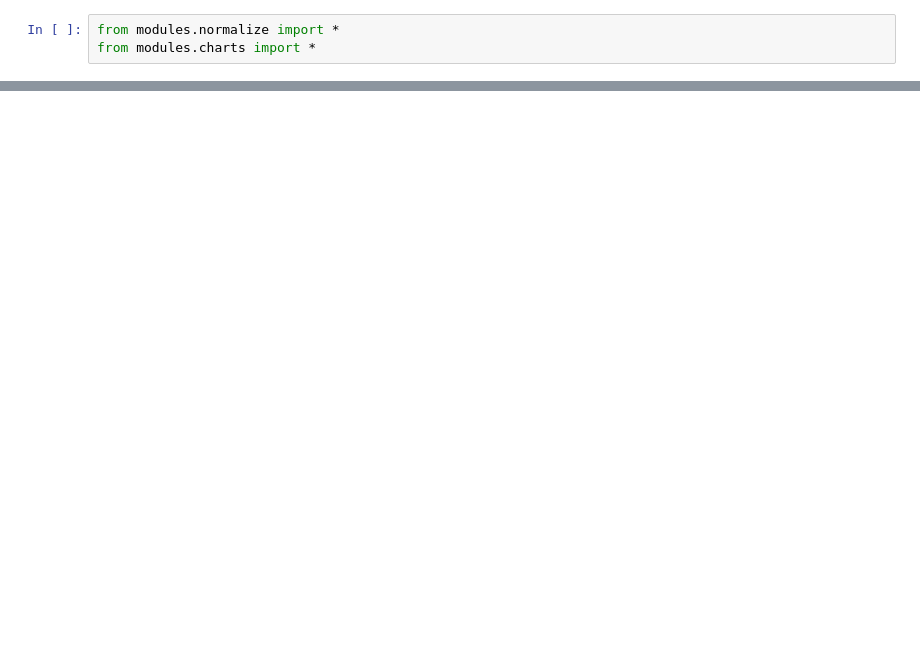
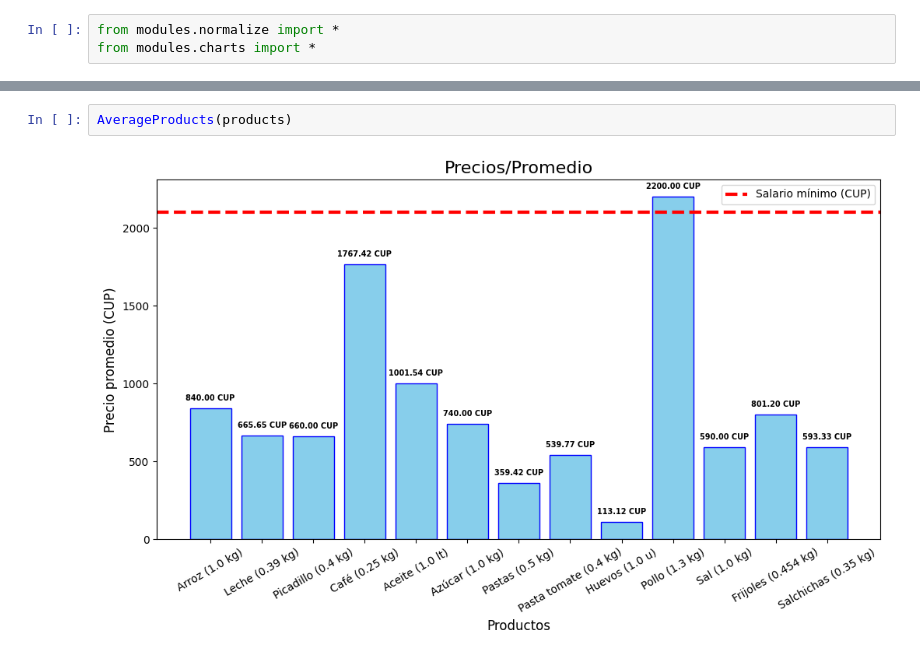
Before and after one commit to L14Npy/project_01, a Jupyter notebook: story.ipynb, the cells around one changed output, grey strips where cells are left out. Drawn from its saved outputs; the diff is of its cells as text; blank space fills up the shorter version.

```diff
--- a/story.ipynb
+++ b/story.ipynb
@@ -103,0 +42,4 @@ Se muestra en la gráfica la **cantidad (unidad) de productos** comprables con e
+# %%
+AverageProducts(products)
+# %% [output]
+[figure, added]
```
Also changed, not shown: parts of 40 cells of this notebook, 8 other files.
